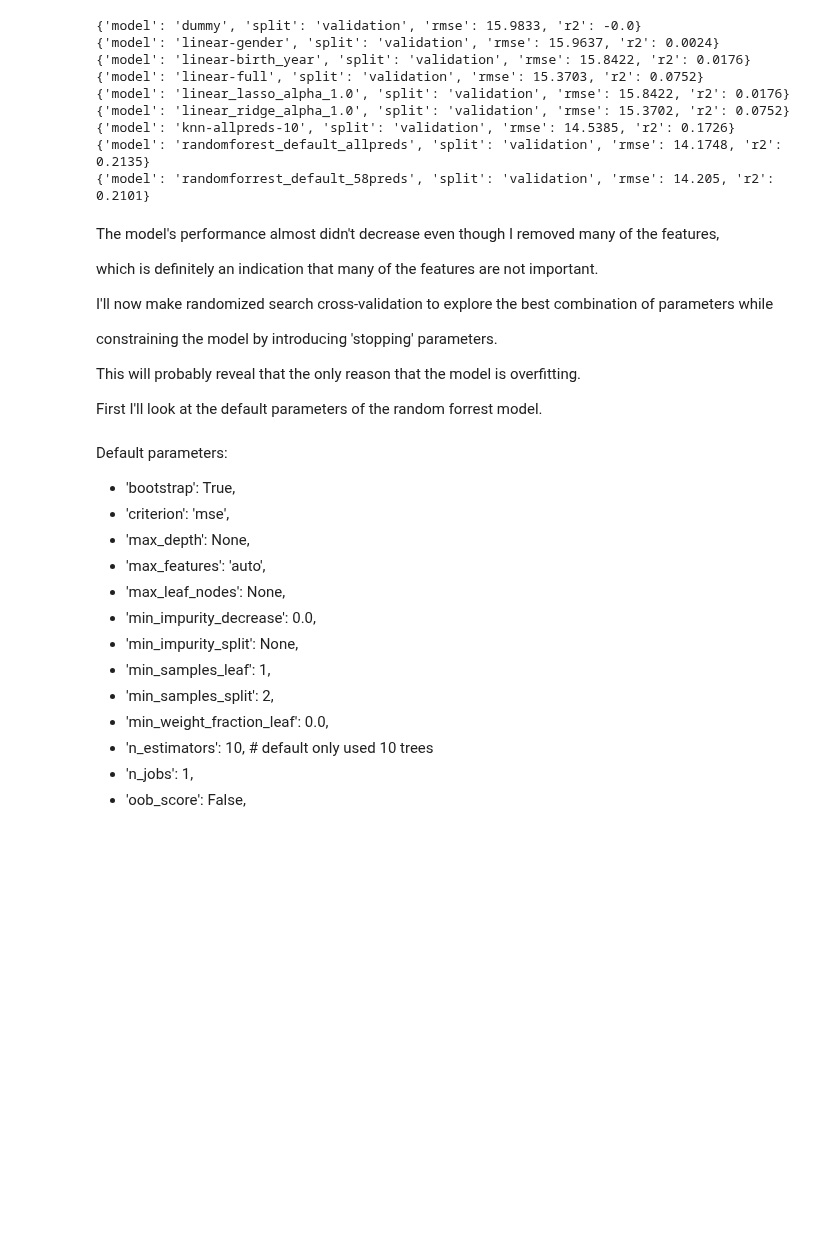
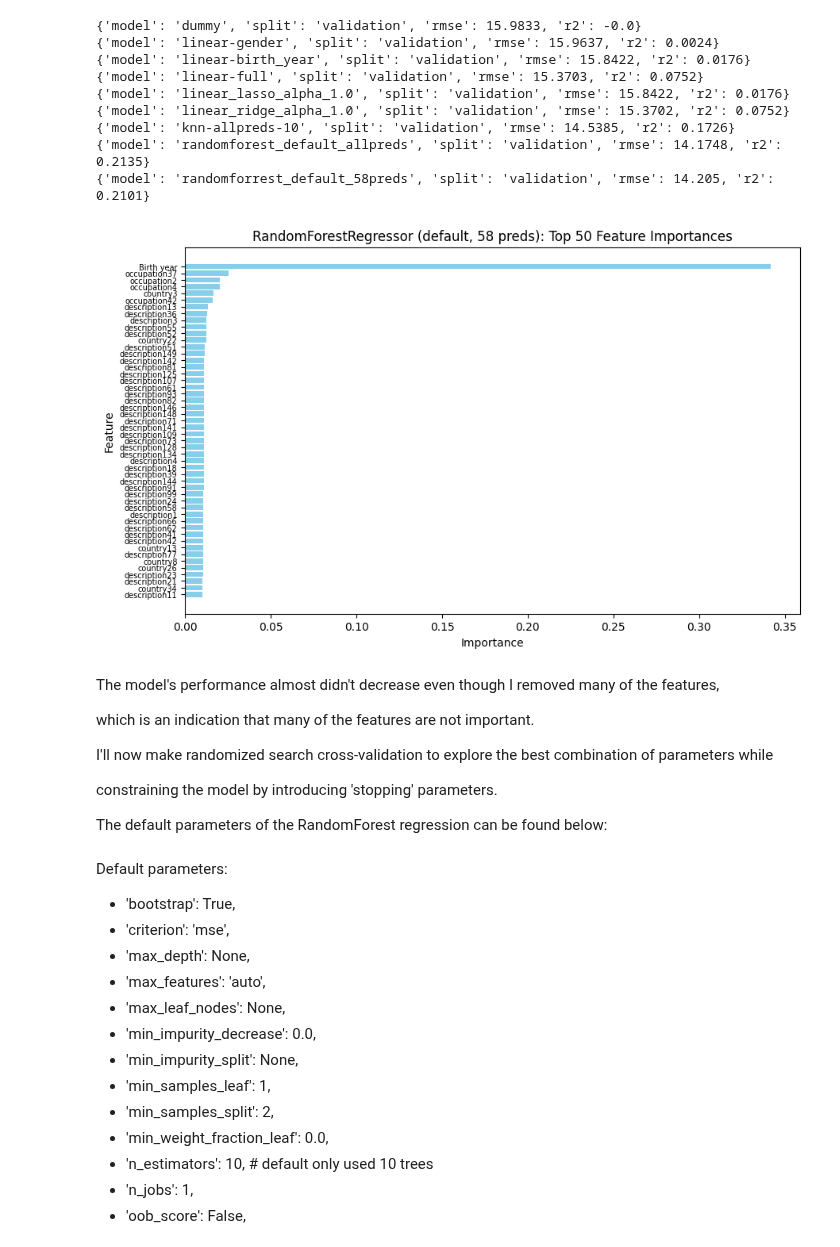
Before and after one commit to sigridbom/datascience_exam, a Jupyter notebook: notebooks/3_building_models.ipynb, the cells around one changed output. Drawn from its saved outputs; the diff is of its cells as text; code cells hidden in the pictures; blank space fills up the shorter version.

```diff
--- a/notebooks/3_building_models.ipynb
+++ b/notebooks/3_building_models.ipynb
@@ -297,3 +304,30 @@ print(*performances, sep = '\n')
 {'model': 'knn-allpreds-10', 'split': 'validation', 'rmse': 14.5385, 'r2': 0.1726}
 {'model': 'randomforest_default_allpreds', 'split': 'validation', 'rmse': 14.1748, 'r2': 0.2135}
 {'model': 'randomforrest_default_58preds', 'split': 'validation', 'rmse': 14.205, 'r2': 0.2101}
+# %%
+# check feature importances again
+importances = rfreg_58_features.feature_importances_
+
+# get column names
+feature_names = X_train_filtered.columns
+# make dataframe
+feature_importances = pd.DataFrame({'Feature': feature_names, 'Importance': importances})
+# sort by importance
+feature_importances = feature_importances.sort_values(by='Importance', ascending=False)
+
+# get the top 50 features to plot
+top_n = 50
+top_features = feature_importances.head(top_n)
+# %%
+# plot feature importances
+plt.figure(figsize=(10, 6))
+plt.barh(top_features['Feature'], top_features['Importance'], color='skyblue')
+plt.xlabel('Importance')
+plt.ylabel('Feature')
+plt.yticks(fontsize = 7)
+plt.title(f'RandomForestRegressor (default, 58 preds): Top {top_n} Feature Importances')
+plt.gca().invert_yaxis()
+fig = plt.gcf()
+plt.show()
+# %% [output]
+[figure, added]
@@ -300,15 +336,15 @@ print(*performances, sep = '\n')
 # %% [markdown]
 The model's performance almost didn't decrease even though I removed many of the features,
 
-which is definitely an indication that many of the features are not important.
+which is an indication that many of the features are not important.
 
 I'll now make randomized search cross-validation to explore the best combination of parameters while
 
 constraining the model by introducing 'stopping' parameters.
 
-This will probably reveal that the only reason that the model is overfitting.
 
-First I'll look at the default parameters of the random forrest model.
+
+The default parameters of the RandomForest regression can be found below:
 # %% [markdown]
 Default parameters:
 - 'bootstrap': True,
```
Also changed, not shown: parts of 43 cells of this notebook.
